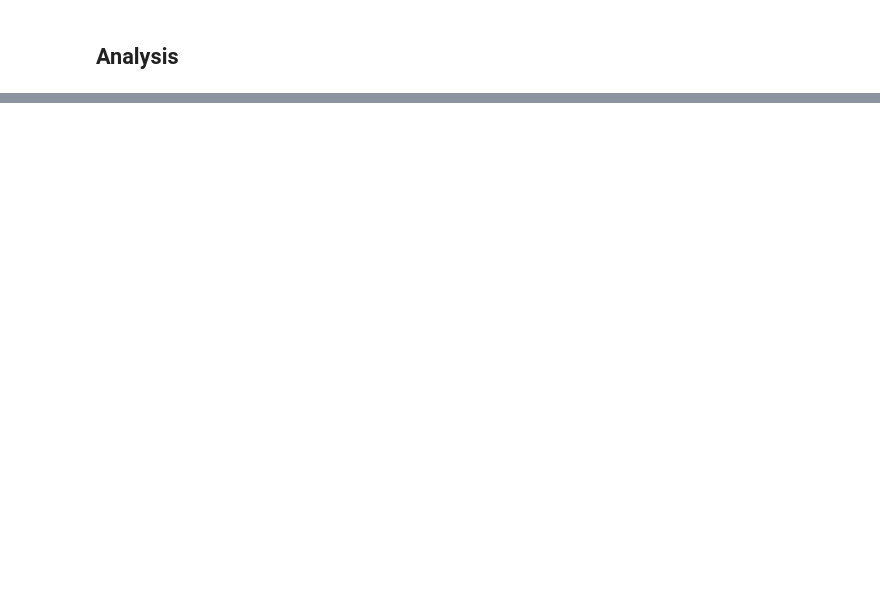
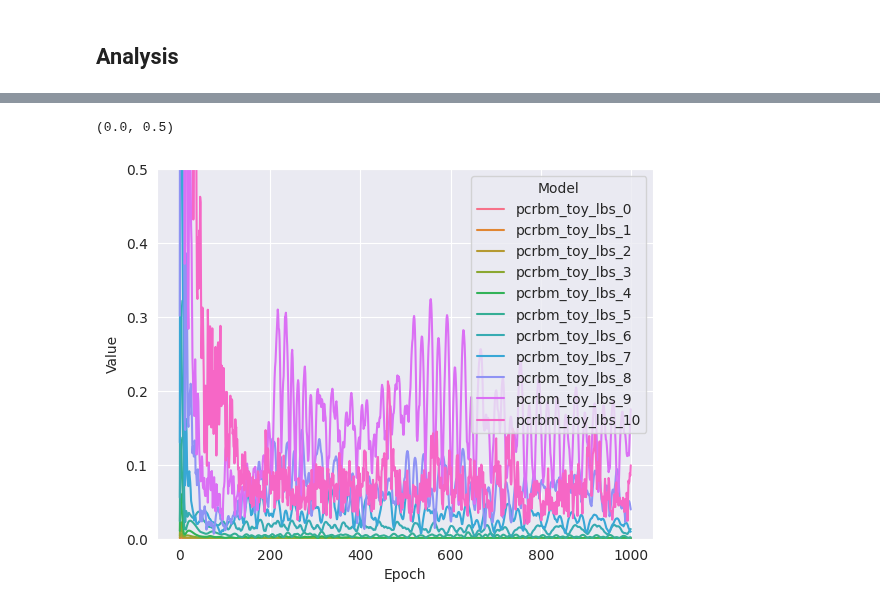
Before and after one commit to Jonahowns/phage_display_ML, a Jupyter notebook: datasets/toy/parameter_evaluation_bsreg.ipynb, the cells around one changed output, grey strips where cells are left out. Drawn from its saved outputs; the diff is of its cells as text; code cells hidden in the pictures; blank space fills up the shorter version.

```diff
--- a/datasets/toy/parameter_evaluation_bsreg.ipynb
+++ b/datasets/toy/parameter_evaluation_bsreg.ipynb
@@ -11,7 +29,6 @@ from rbm_torch.utils.utils import load_run_file
 # %%
-# load data from preconfigured run file
 run_file = "./run_files/toy_pcrbm.json"
-run_data, base_config = load_run_file(run_file)
+run_data, base_config = load_run(run_file)
 
 base_config["model_name"] = run_data["model_name"]
 base_config["gpus"] = run_data["gpus"]
@@ -54,7 +70,7 @@ def parse_tb_files_crbm(model_str, model_dir="./", version=None):
     checkp, version_dir = am.get_checkpoint_path(model_str, rbmdir=model_dir, version=version)
 
     # Read in all scalar event files and extract info
-    scalars = ["weight_reg", "field_reg", "distance_reg", "gap_reg", "free_energy_diff", "loss", "free_energy_pos", "free_energy_neg", "Input Correlation Reg"]
+    scalars = ["weight_reg", "field_reg", "distance_reg", "gap_reg", "free_energy_diff", "loss", "free_energy_pos", "free_energy_neg", "input_correlation_reg", "both_side_reg"]
     dfs = []
     for scalar in scalars:
         reader = tbparse.SummaryReader(f"{version_dir}/Train Scalars_{scalar}")
@@ -121,0 +193,11 @@ df = pd.concat(dfs)  # Join all dfs together
+# %%
+# Plot anything we're interested
+import seaborn as sns
+import matplotlib.pyplot as plt
+
+key = 'both_side_reg'
+sns.lineplot(data=df[df['Scalar'] == key], x="Epoch", y="Value", hue="Model")
+plt.ylim(0.0, 0.5)
+# %% [output]
+(0.0, 0.5)
+[figure, added]
```
Also changed, not shown: parts of 7 cells of this notebook, 30 other files.
